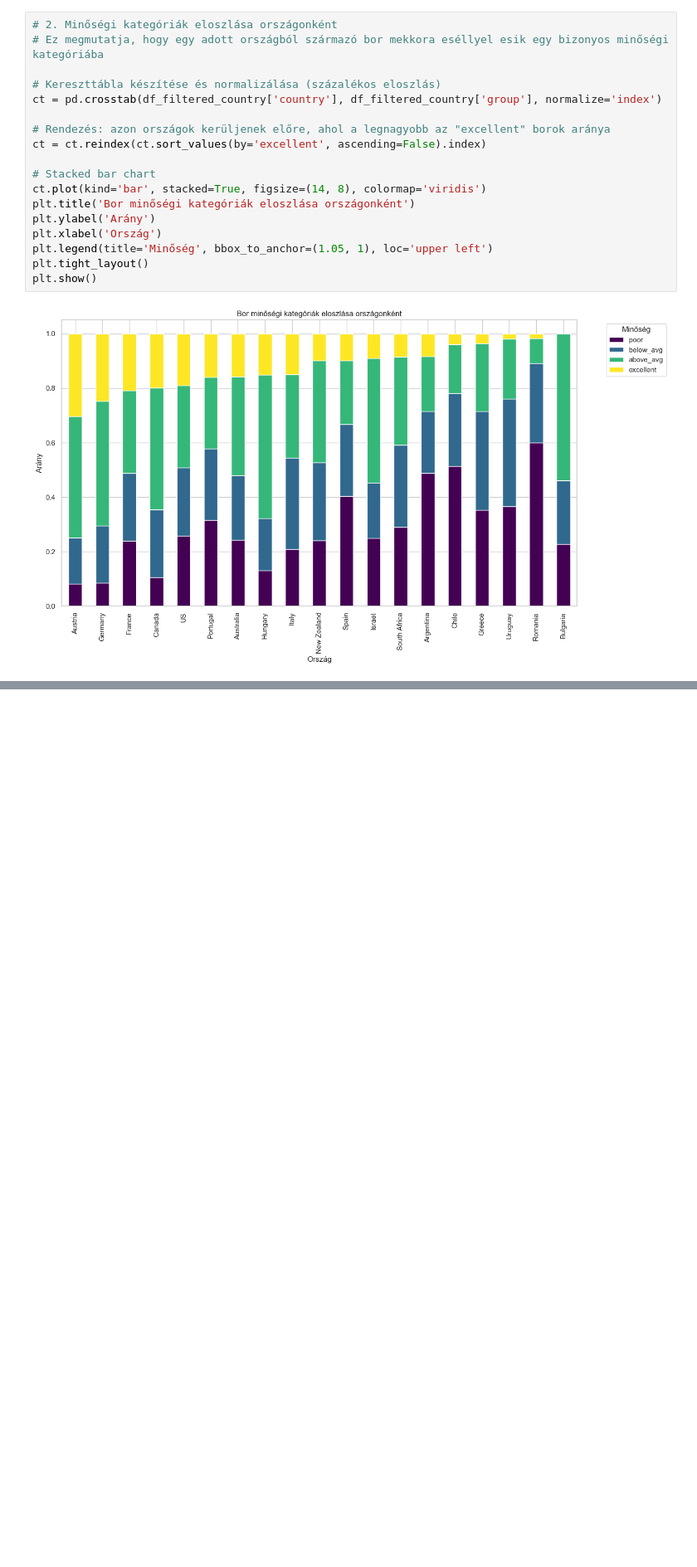
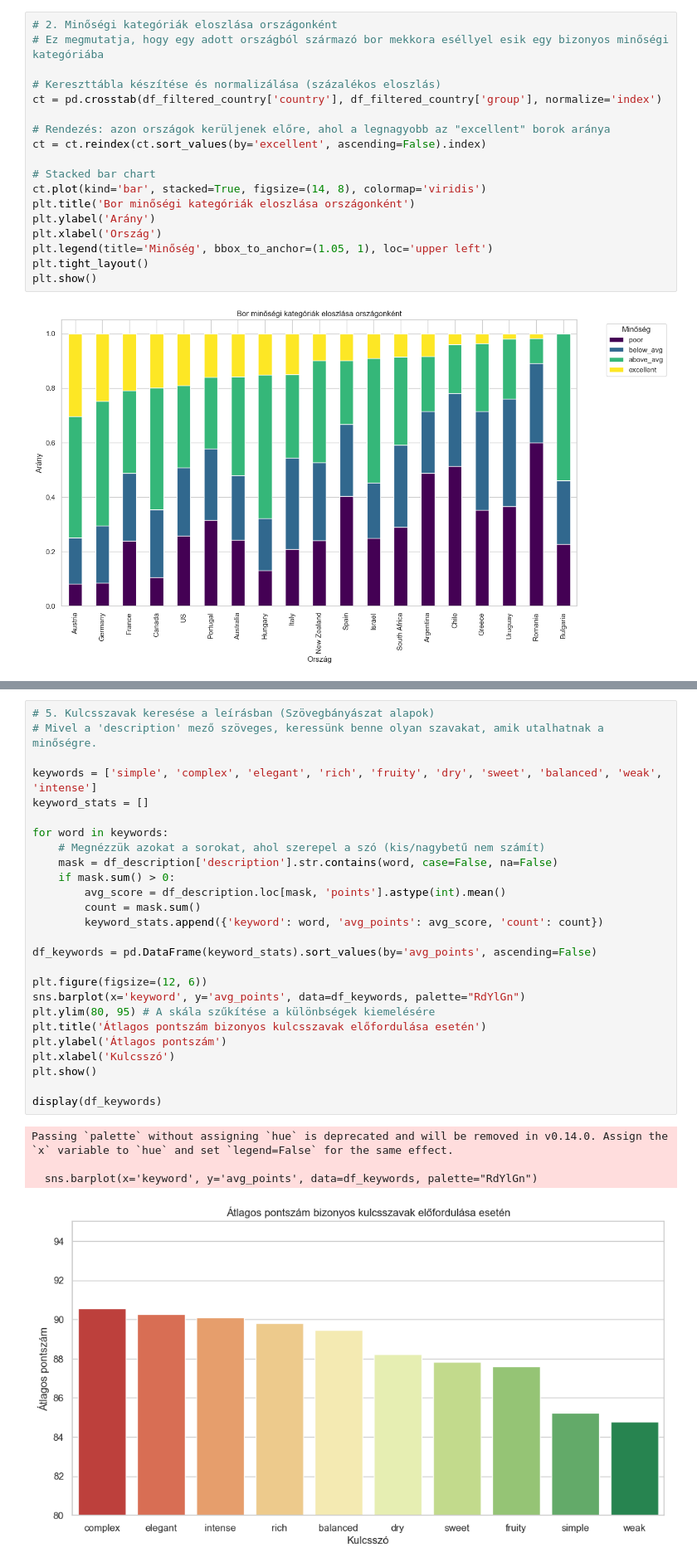
Before and after one commit to lego111Aron/Adattudomany-Projektmunka, a Jupyter notebook: Analize.ipynb, the cells around one changed output, grey strips where cells are left out. Shown at 83% size. Cells and saved outputs as stored; diff of their text form; blank space fills up the shorter version.

```diff
--- a/Analize.ipynb
+++ b/Analize.ipynb
@@ -163,0 +208,31 @@ plt.show()
+# %%
+# 5. Kulcsszavak keresése a leírásban (Szövegbányászat alapok)
+# Mivel a 'description' mező szöveges, keressünk benne olyan szavakat, amik utalhatnak a minőségre.
+
+keywords = ['simple', 'complex', 'elegant', 'rich', 'fruity', 'dry', 'sweet', 'balanced', 'weak', 'intense']
+keyword_stats = []
+
+for word in keywords:
+    # Megnézzük azokat a sorokat, ahol szerepel a szó (kis/nagybetű nem számít)
+    mask = df_description['description'].str.contains(word, case=False, na=False)
+    if mask.sum() > 0:
+        avg_score = df_description.loc[mask, 'points'].astype(int).mean()
+        count = mask.sum()
+        keyword_stats.append({'keyword': word, 'avg_points': avg_score, 'count': count})
+
+df_keywords = pd.DataFrame(keyword_stats).sort_values(by='avg_points', ascending=False)
+
+plt.figure(figsize=(12, 6))
+sns.barplot(x='keyword', y='avg_points', data=df_keywords, palette="RdYlGn")
+plt.ylim(80, 95) # A skála szűkítése a különbségek kiemelésére
+plt.title('Átlagos pontszám bizonyos kulcsszavak előfordulása esetén')
+plt.ylabel('Átlagos pontszám')
+plt.xlabel('Kulcsszó')
+plt.show()
+
+display(df_keywords)
+# %% [output]
+Passing `palette` without assigning `hue` is deprecated and will be removed in v0.14.0. Assign the `x` variable to `hue` and set `legend=False` for the same effect.
+
+  sns.barplot(x='keyword', y='avg_points', data=df_keywords, palette="RdYlGn")
+[figure, added]
```
Also changed, not shown: parts of 14 cells of this notebook.
